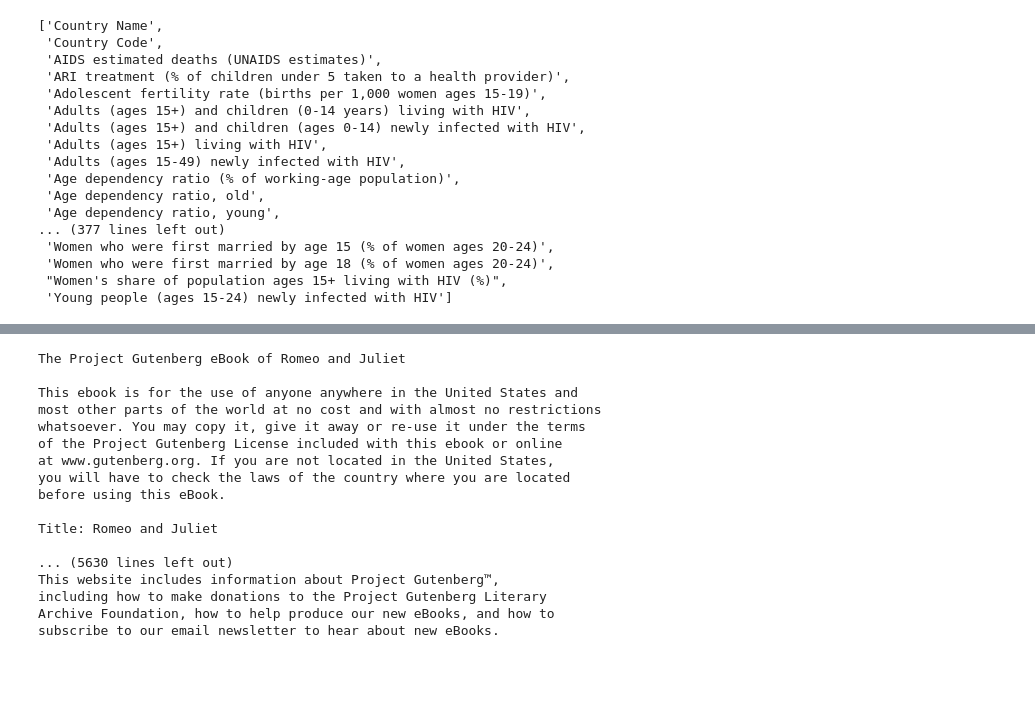
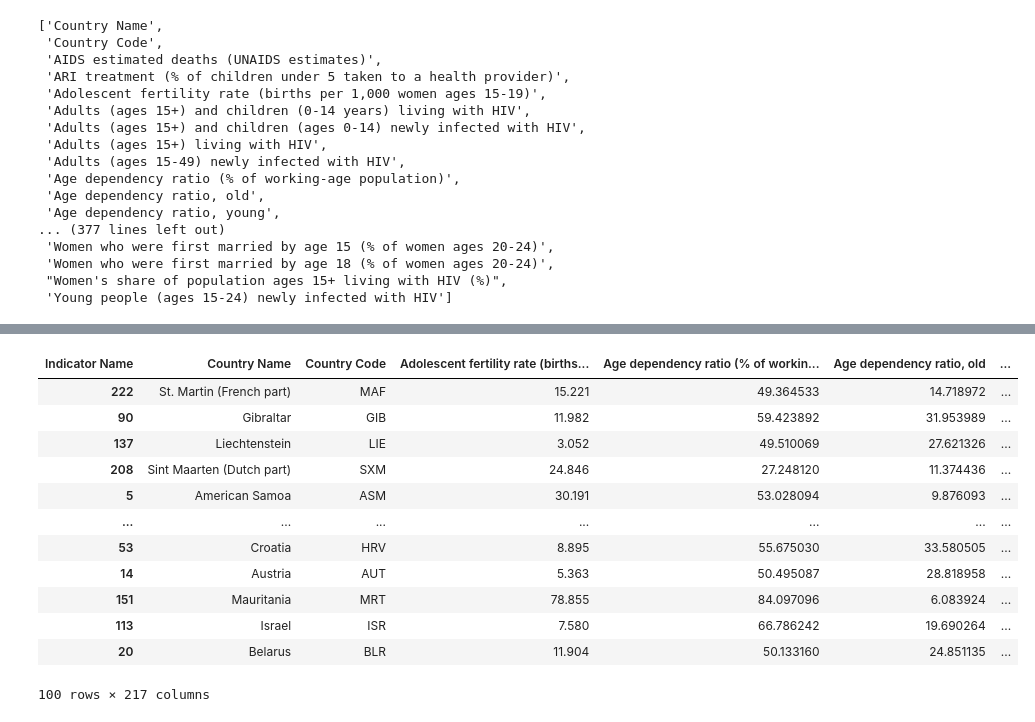
Before and after one commit to DrThorium/WorldDataDimensions, a Jupyter notebook: Code/main.ipynb, the cells around one changed output, grey strips where cells are left out. Saved outputs shown, nothing was run; the diff lists cells and outputs as text; code cells hidden in the pictures; blank space fills up the shorter version.

```diff
--- a/Code/main.ipynb
+++ b/Code/main.ipynb
@@ -88,30 +99,3 @@ df_2020 = df_2020.dropna(thresh=0.75*len(df_2020), axis=1)
 # Drop all Age Population interpolated indicators (Columns that ends on ' interpolated')
 
 df_2020 = df_2020.loc[:,~df_2020.columns.str.contains(' interpolated')]
-# %%
-# List of most problematic countries-> Country Name and Total missing values
-
-(df_2020.isnull().sum(axis=1)).sort_values(ascending=False).head(50)
-# Add a column with the total missing values, and the country name
-
-df_2020['Total Missing Values'] = df_2020.isnull().sum(axis=1)
-
-# Drop all rows with >50 missing values, list of countries with >50 missing values
-
-dropped_countries = (df_2020[df_2020['Total Missing Values'] > 50])['Country Name'].tolist()
-
-df_2020 = df_2020[df_2020['Total Missing Values'] < 50]
-
-print(dropped_countries)
-
-# List of countries kept
-
-# Drop "Fragile and conflict affected situations" and "Not classified" countries
-df_2020 = df_2020[df_2020['Country Name'] != 'Fragile and conflict affected situations']
-df_2020 = df_2020[df_2020['Country Name'] != 'Not classified']
-
-# Drop Taiwan using the country code
-df_2020 = df_2020[df_2020['Country Code'] != 'TWN']
-
-
-print((df_2020['Country Name']).tolist())
@@ -331,20 +102,30 @@ data
-# %%
-print(data)
-# %% [output]
-The Project Gutenberg eBook of Romeo and Juliet
-
-This ebook is for the use of anyone anywhere in the United States and
-most other parts of the world at no cost and with almost no restrictions
-whatsoever. You may copy it, give it away or re-use it under the terms
-of the Project Gutenberg License included with this ebook or online
-at www.gutenberg.org. If you are not located in the United States,
-you will have to check the laws of the country where you are located
-before using this eBook.
-
-Title: Romeo and Juliet
-
-... (5630 lines left out)
-This website includes information about Project Gutenberg™,
-including how to make donations to the Project Gutenberg Literary
-Archive Foundation, how to help produce our new eBooks, and how to
-subscribe to our email newsletter to hear about new eBooks.
+# %%
+# Build an index of missing values over the population: A country with too many missing values, and a low population, will be dropped. A country with too many missing values, and a high population, will be kept.
+df_2020['Total Missing Values'] = df_2020.isnull().sum(axis=1)
+
+df_2020['Normalized Missing Values'] = df_2020['Total Missing Values'] / df_2020['Total Missing Values'].max()
+df_2020['Normalized Population'] = df_2020['Population, total'] / df_2020['Population, total'].max()
+
+# Penalized index
+penalty_factor = 2  # Penality factor for low population countries
+df_2020['Penalized Missing Values'] = df_2020['Normalized Missing Values'] * (1 / df_2020['Normalized Population']) * penalty_factor
+
+# Combined Penalized index
+df_2020['Missing Values Index'] = df_2020['Normalized Missing Values'] + df_2020['Penalized Missing Values']
+
+# results
+df_2020.sort_values(by=['Missing Values Index'], ascending=False).head(100)
+# %% [output]
+| Indicator Name | Country Name | Country Code | Adolescent fertility rate (births... | Age dependency ratio (% of workin... | Age dependency ratio, old | ... |
+| 222 | St. Martin (French part) | MAF | 15.221 | 49.364533 | 14.718972 | ... |
+| 90 | Gibraltar | GIB | 11.982 | 59.423892 | 31.953989 | ... |
+| 137 | Liechtenstein | LIE | 3.052 | 49.510069 | 27.621326 | ... |
+| 208 | Sint Maarten (Dutch part) | SXM | 24.846 | 27.248120 | 11.374436 | ... |
+| 5 | American Samoa | ASM | 30.191 | 53.028094 | 9.876093 | ... |
+| ... | ... | ... | ... | ... | ... | ... |
+| 53 | Croatia | HRV | 8.895 | 55.675030 | 33.580505 | ... |
+| 14 | Austria | AUT | 5.363 | 50.495087 | 28.818958 | ... |
+| 151 | Mauritania | MRT | 78.855 | 84.097096 | 6.083924 | ... |
+| 113 | Israel | ISR | 7.580 | 66.786242 | 19.690264 | ... |
+| 20 | Belarus | BLR | 11.904 | 50.133160 | 24.851135 | ... |
+100 rows × 217 columns
```
Also changed, not shown: parts of 24 cells of this notebook, 3 other files.
